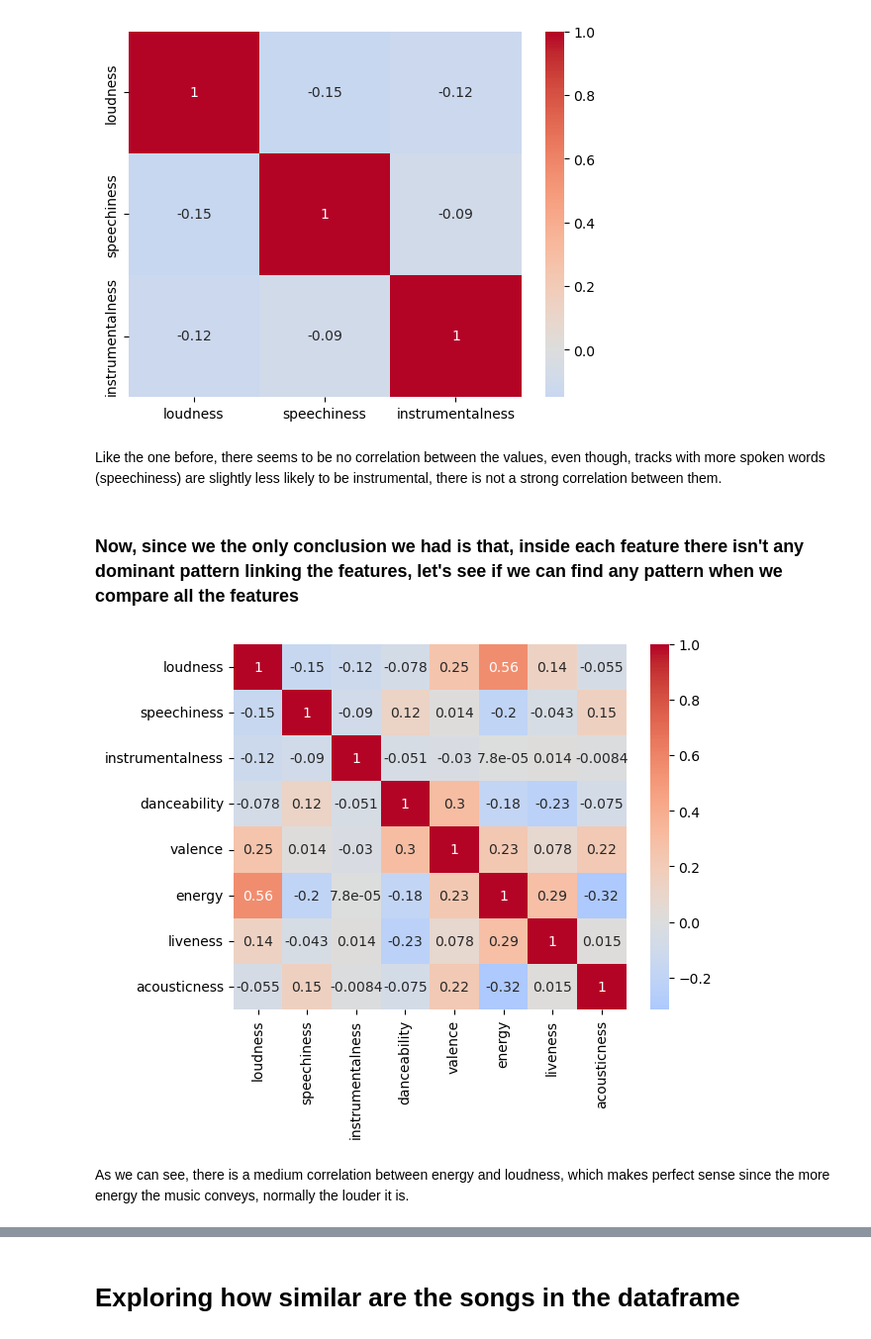
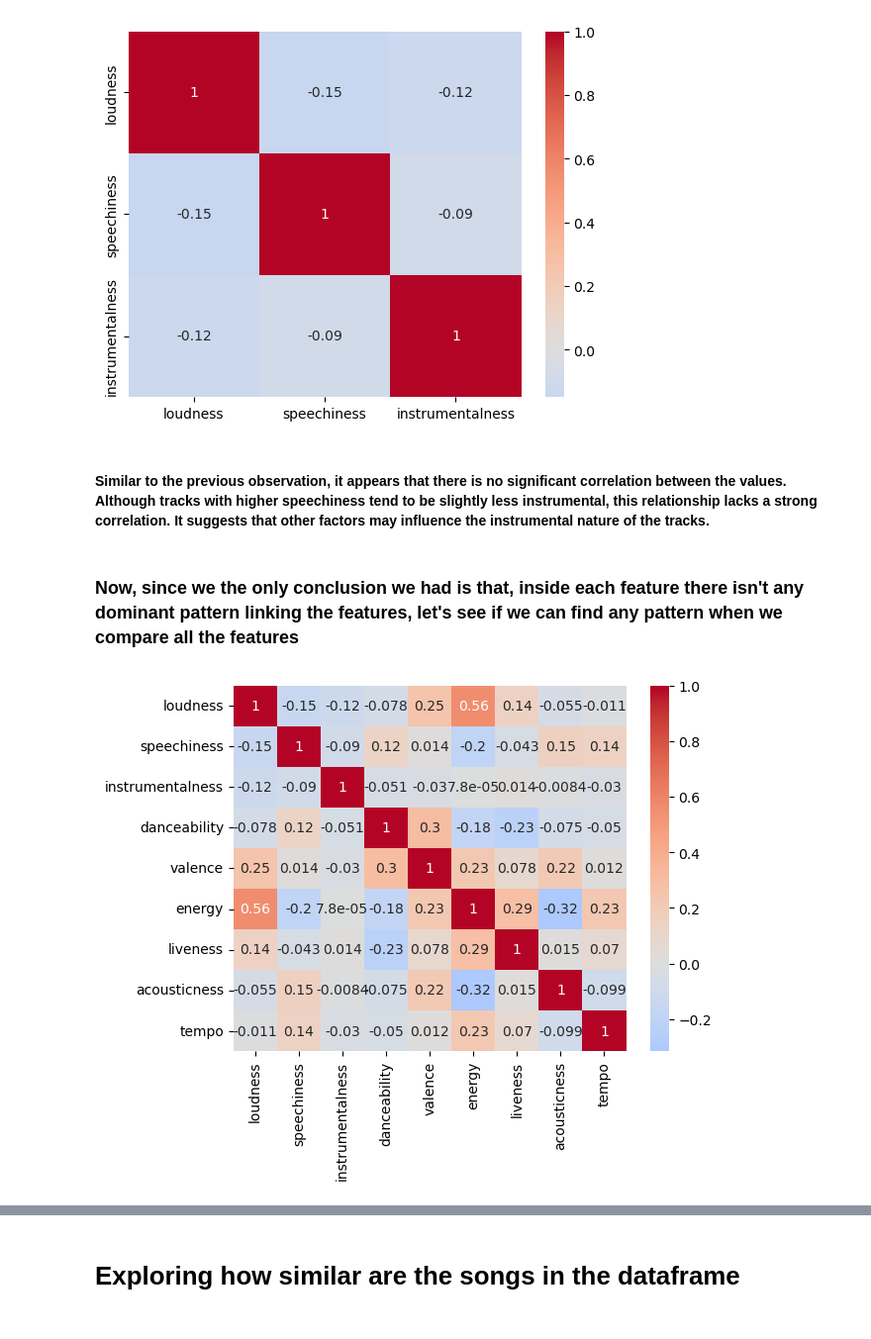
Before and after one commit to guilhermecff/Spotify_App, a Jupyter notebook: Análise Spotify.ipynb, the cells around one changed output, grey strips where cells are left out. Shown at 99% size. Saved outputs shown, nothing was run; the diff lists cells and outputs as text; code cells hidden in the pictures.

```diff
--- a/Análise Spotify.ipynb
+++ b/Análise Spotify.ipynb
@@ -287,15 +271,13 @@ sns.heatmap(correlation_matrix_mood, annot=True, cmap='coolwarm', center=0)
 plt.show()
 # %% [output]
 [figure]
-# %% [markdown]
-Like the one before, there seems to be no correlation between the values, even though, tracks with more spoken words (speechiness) are slightly less likely to be instrumental, there is not a strong correlation between them.
+# %% [markdown]
+#### Similar to the previous observation, it appears that there is no significant correlation between the values. Although tracks with higher speechiness tend to be slightly less instrumental, this relationship lacks a strong correlation. It suggests that other factors may influence the instrumental nature of the tracks.
 # %% [markdown]
 ### Now, since we the only conclusion we had is that, inside each feature there isn't any dominant pattern linking the features, let's see if we can find any pattern when we compare all the features
 # %%
-correlation_matrix_mood = data[['loudness', 'speechiness', 'instrumentalness','danceability', 'valence', 'energy','liveness','acousticness']].corr()
+correlation_matrix_mood = data[['loudness', 'speechiness', 'instrumentalness','danceability', 'valence', 'energy','liveness','acousticness','tempo']].corr()
 sns.heatmap(correlation_matrix_mood, annot=True, cmap='coolwarm', center=0)
 plt.show()
 # %% [output]
-[figure, old version]
+[figure, new version]
-# %% [markdown]
-As we can see, there is a medium correlation between energy and loudness, which makes perfect sense since the more energy the music conveys, normally the louder it is.
```
Also changed, not shown: parts of 30 cells of this notebook.
